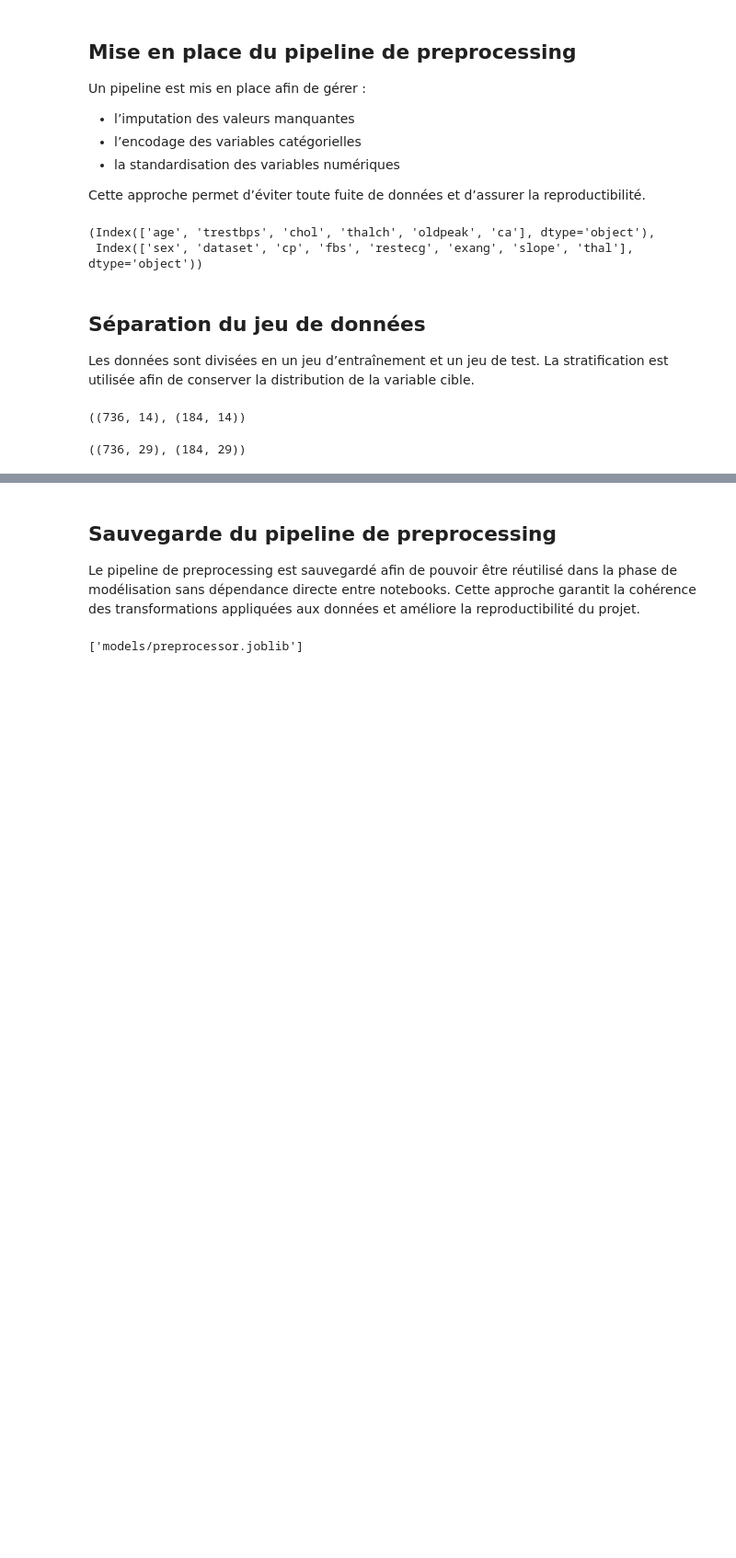
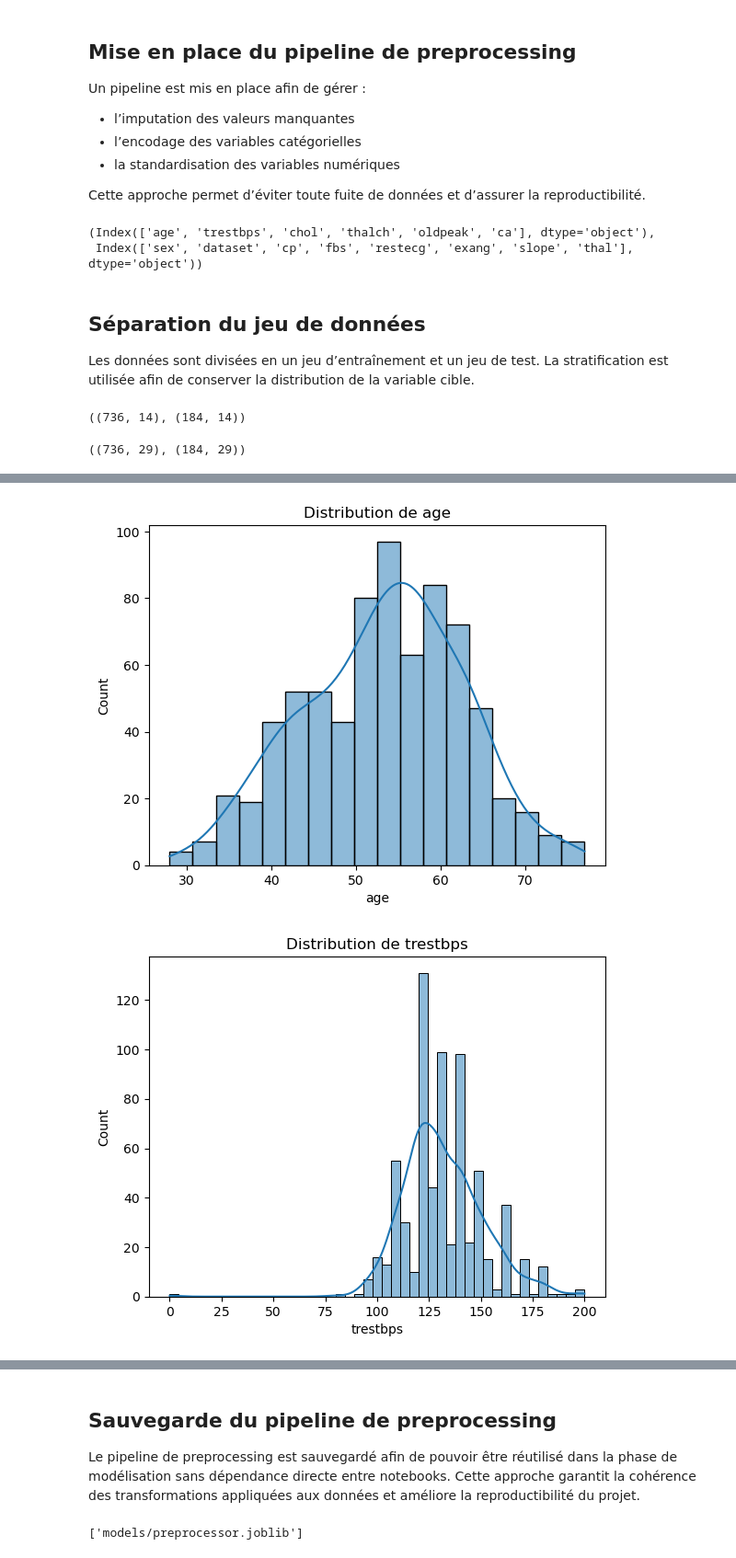
Before and after one commit to OnionQueen/Examen-Prog-Groupe8, a Jupyter notebook: Pre_processing.ipynb, the cells around one changed output, grey strips where cells are left out. Shown at 92% size. Saved outputs shown, nothing was run; the diff lists cells and outputs as text; code cells hidden in the pictures; blank space fills up the shorter version.

```diff
--- a/Pre_processing.ipynb
+++ b/Pre_processing.ipynb
@@ -185,0 +193,5 @@ X_train_processed.shape, X_test_processed.shape
+# %%
+# Variables numériques – statistiques descriptives
+num_cols = X_train.select_dtypes(include=["int64", "float64"]).columns
+
+X_train[num_cols].describe().T
@@ -185,0 +206,10 @@ X_train_processed.shape, X_test_processed.shape
+# %%
+# Distributions
+for col in num_cols:
+    plt.figure()
+    sns.histplot(X_train[col], kde=True)
+    plt.title(f"Distribution de {col}")
+    plt.show()
+# %% [output]
+[figure, added]
+[figure, added]
```
Also changed, not shown: parts of 15 cells of this notebook.
